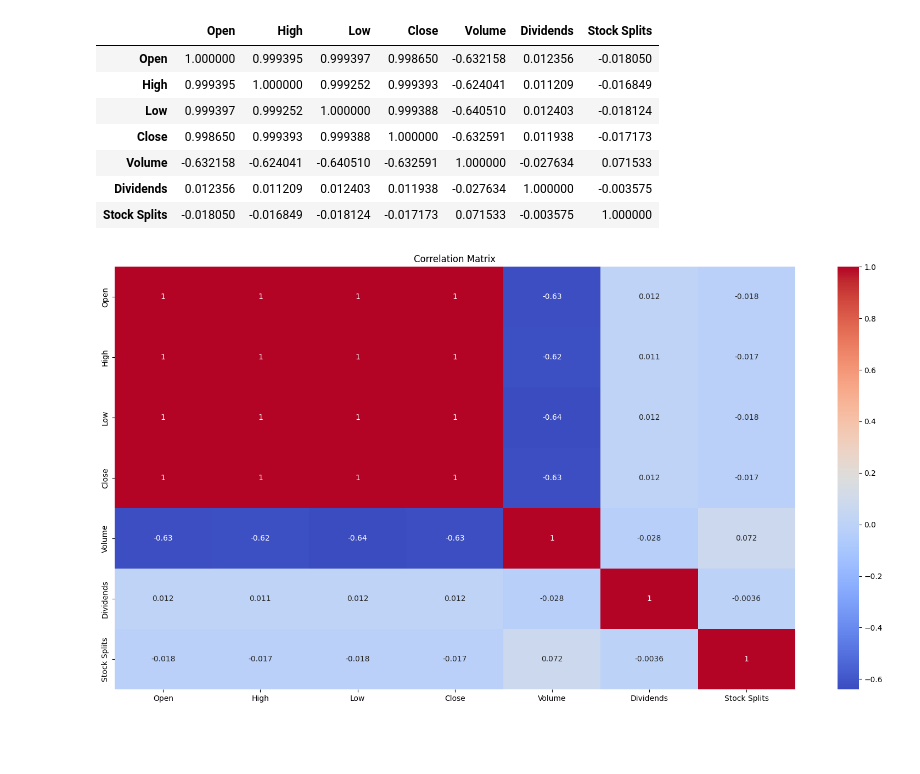
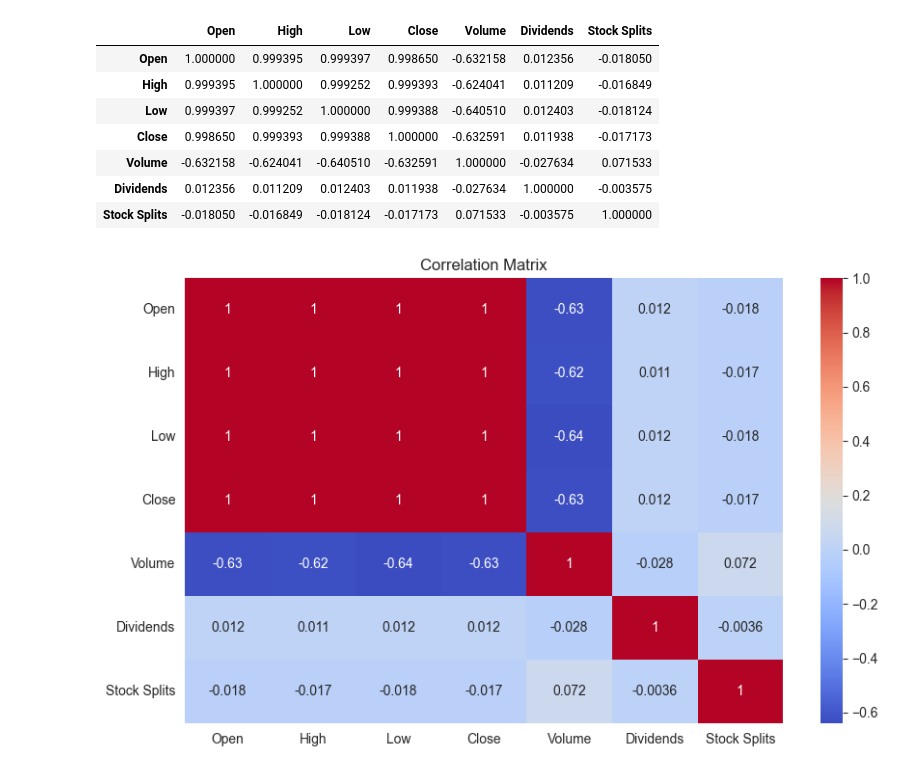
Before and after one commit to evanpoulson/Predictive-Analytics-Pipeline, a Jupyter notebook: notebooks/eda.ipynb, the cells around one changed output. Saved outputs shown, nothing was run; the diff lists cells and outputs as text; code cells hidden in the pictures; blank space fills up the shorter version.

```diff
--- a/notebooks/eda.ipynb
+++ b/notebooks/eda.ipynb
@@ -104,9 +86,9 @@ corr_matrix
 # %%
 import seaborn as sns
 
-plt.figure(figsize=(20, 10))
+plt.figure(figsize=(10, 6))
 sns.heatmap(corr_matrix, annot=True, cmap = 'coolwarm')
 plt.title("Correlation Matrix")
 plt.show()
 # %% [output]
-[figure, old version]
+[figure, new version]
```
Also changed, not shown: parts of 8 cells of this notebook, 1 other file.
